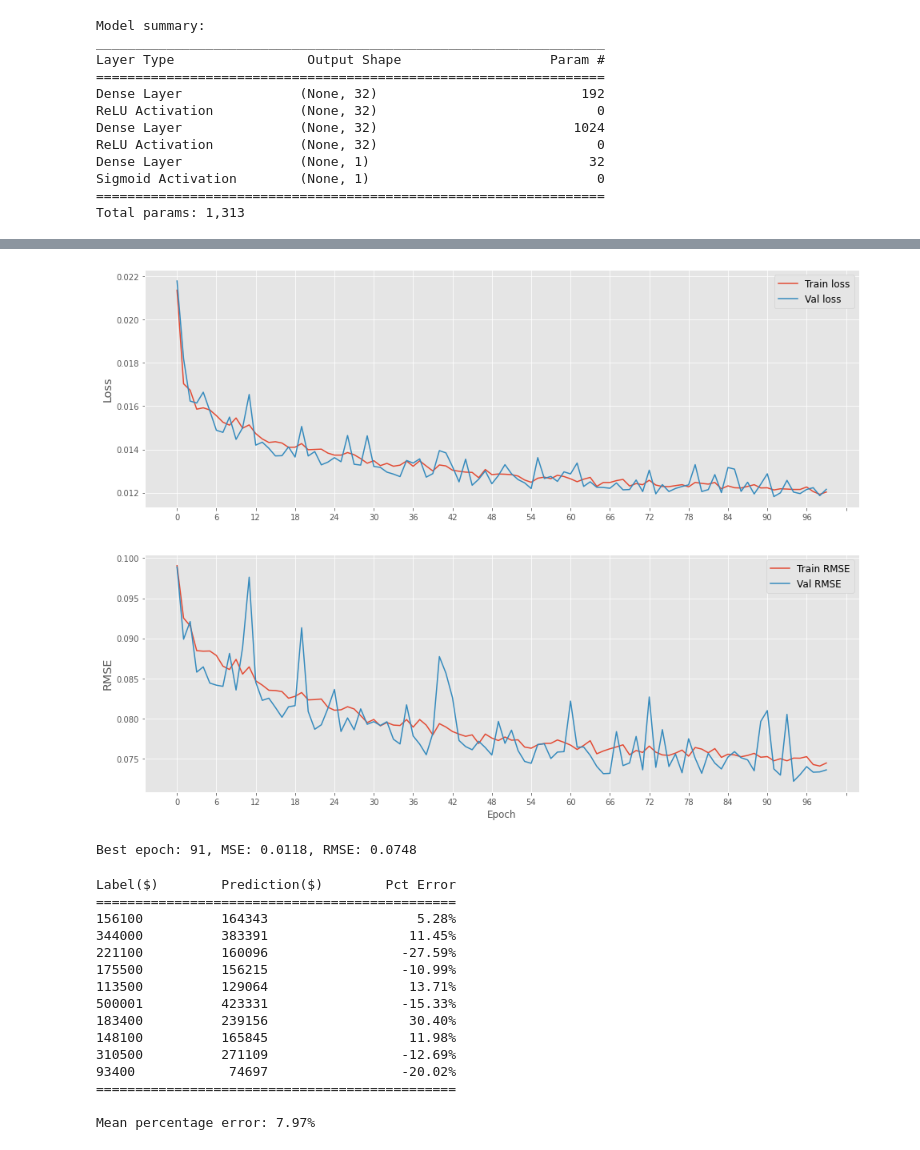
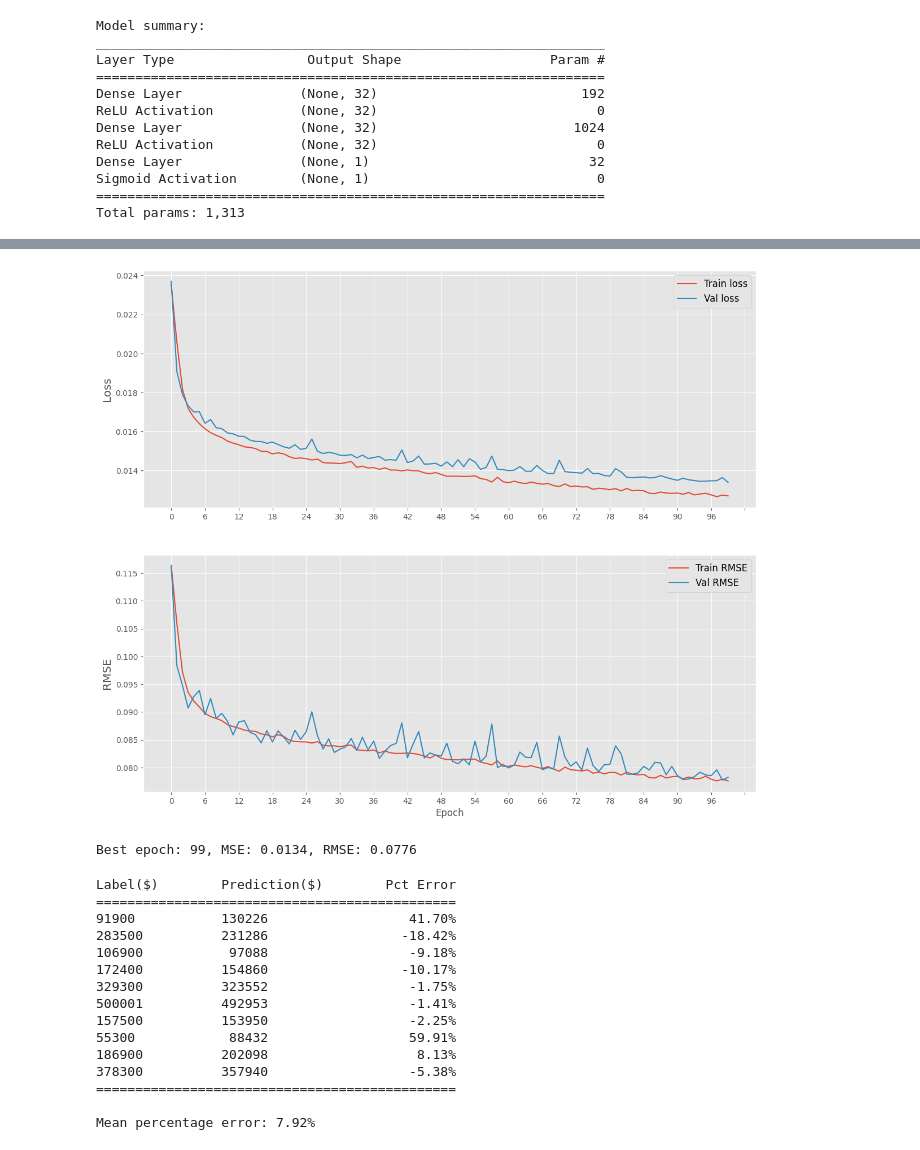
Before and after one commit to Caff1982/DeepThink, a Jupyter notebook: examples/House Price Regression Example.ipynb, the cells around one changed output, grey strips where cells are left out. Saved outputs shown, nothing was run; the diff lists cells and outputs as text; code cells hidden in the pictures.

Commit message:
Debugging plot_history and verbosity issues

```diff
--- a/examples/House Price Regression Example.ipynb
+++ b/examples/House Price Regression Example.ipynb
@@ -170,7 +164,7 @@ print(X_train.shape, X_test.shape)
 # %%
 # Define hyperparameters
 input_dims = X_train.shape[1]
-learning_rate = 0.005
+learning_rate = 0.001
 batch_size = 128
 init_type = 'he_uniform'
 # %%
@@ -204,5 +198,5 @@ Sigmoid Activation        (None, 1)                             0
 =================================================================
 Total params: 1,313
 # %%
-history = model.train((X_train, y_train),
-                      (X_test, y_test), epochs=100)
+history = model.train((X_train, y_train), (X_test, y_test),
+                      epochs=100, verbose=False)
@@ -223,15 +203,16 @@ Epoch: 12/100, elapsed-time: 1.25s - loss: 0.0151 - RMSE: 0.0865 - val_loss: 0.0
 # %%
-history.plot_training_hist()
+history.plot_history()
 # %% [output]
-[figure, old version]
+[figure, new version]
 # %%
+# Evaluate model performance
 best_epoch = np.argmin(history.history['val_loss'])
 min_loss = history.history['val_loss'][best_epoch]
 min_rmse = history.history['RMSE'][best_epoch]
 
 print(f'Best epoch: {best_epoch}, MSE: {min_loss:.4f}, RMSE: {min_rmse:.4f}')
 # %% [output]
-Best epoch: 91, MSE: 0.0118, RMSE: 0.0748
+Best epoch: 99, MSE: 0.0134, RMSE: 0.0776
 # %%
 # Predict some random samples
 n_samples = 10
@@ -248,10 +228,11 @@ sample_y = sample_y.ravel()
 # %%
+# Display label, prediction and error as percentage
 error_arr = np.zeros(20)
-
 headers = ['Label($)', 'Prediction($)', 'Pct Error']
 print(f'{headers[0]} {headers[1]:>20} {headers[2]:>16}')
 print('=' * 46)
 for i, (label, pred) in enumerate(zip(sample_y, preds)):
+    # De-normalize values
     denorm_label = label * (target_max - target_min) + target_min
     denorm_pred = pred * (target_max - target_min) + target_min
     pct_error = (denorm_pred - denorm_label) / denorm_label
@@ -263,16 +244,16 @@ print(f'\nMean percentage error: {np.mean(error_arr):.2%}')
 # %% [output]
 Label($)        Prediction($)        Pct Error
 ==============================================
-156100          164343                   5.28%
-344000          383391                  11.45%
-221100          160096                 -27.59%
-175500          156215                 -10.99%
-113500          129064                  13.71%
-500001          423331                 -15.33%
-183400          239156                  30.40%
-148100          165845                  11.98%
-310500          271109                 -12.69%
-93400            74697                 -20.02%
+91900           130226                  41.70%
+283500          231286                 -18.42%
+106900           97088                  -9.18%
+172400          154860                 -10.17%
+329300          323552                  -1.75%
+500001          492953                  -1.41%
+157500          153950                  -2.25%
+55300            88432                  59.91%
+186900          202098                   8.13%
+378300          357940                  -5.38%
 ==============================================
 
-Mean percentage error: 7.97%
+Mean percentage error: 7.92%
```
Also changed, not shown: parts of 10 cells of this notebook, 4 other files.
